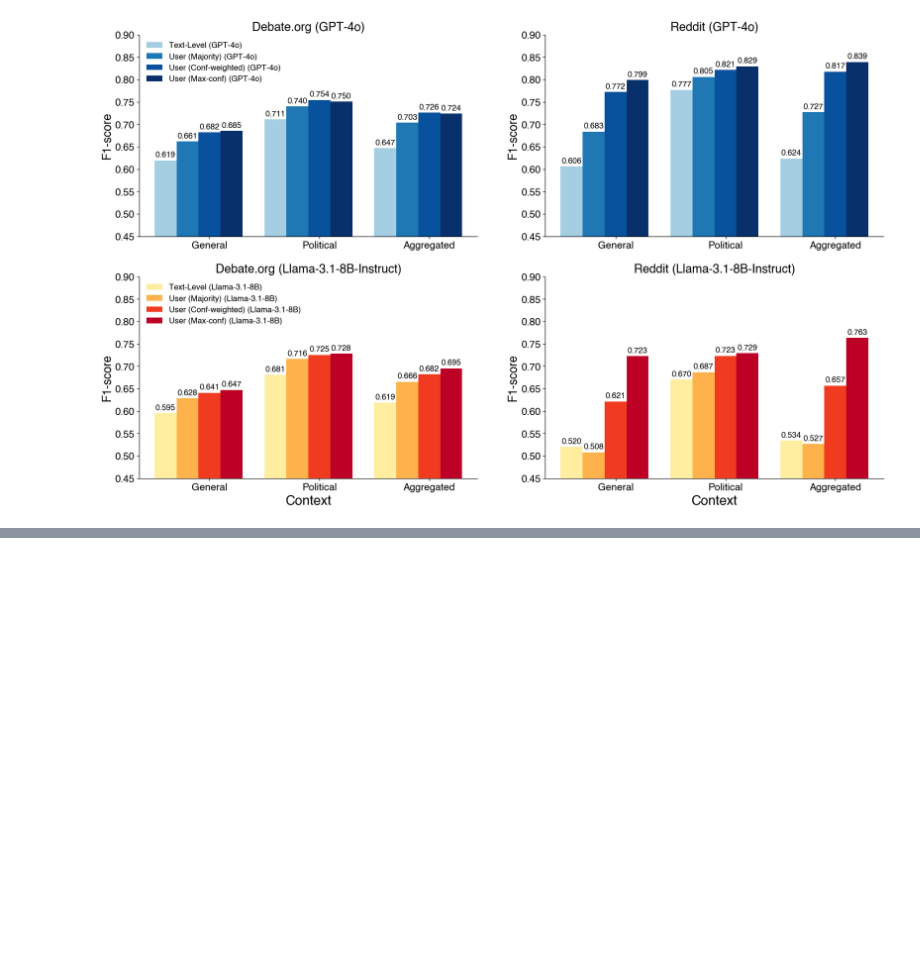
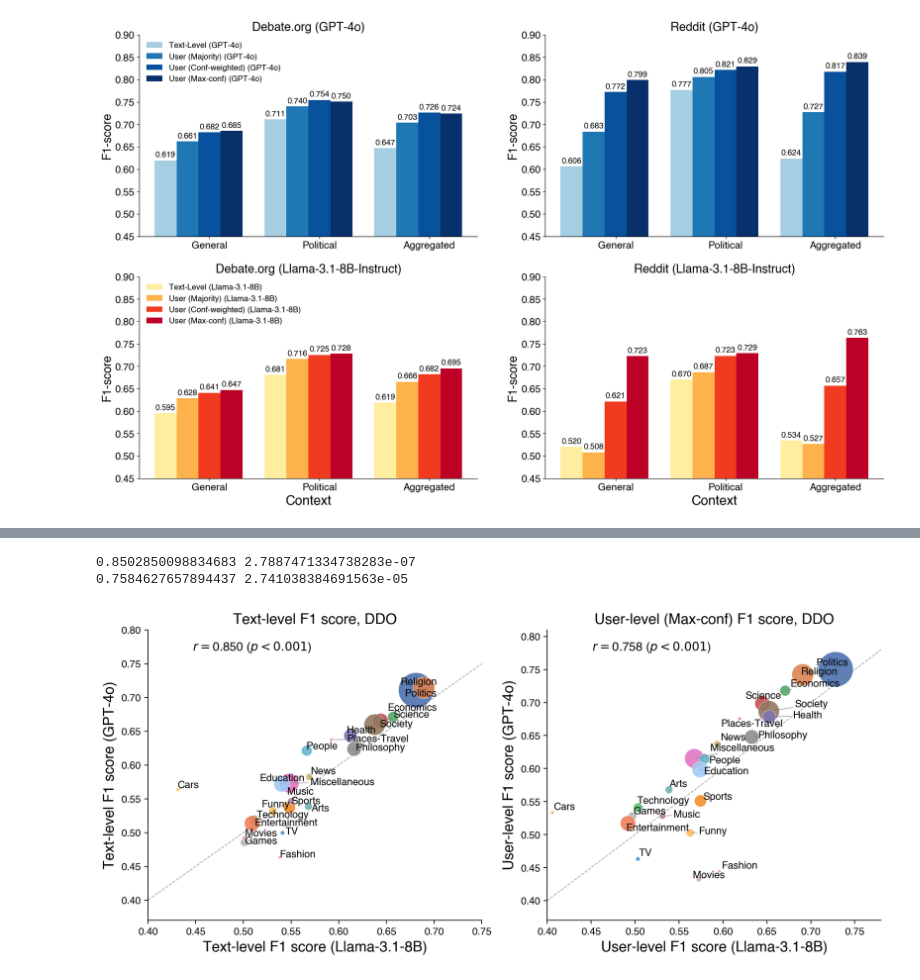
Before and after one commit to ByunghweeLee-IU/llm-political-inference, a Jupyter notebook: main_result.ipynb, the cells around one changed output, grey strips where cells are left out. Cells and saved outputs as stored; diff of their text form; code cells hidden in the pictures; blank space fills up the shorter version.

```diff
--- a/main_result.ipynb
+++ b/main_result.ipynb
@@ -400,0 +481,2 @@ plt.show()
+# %%
+category_list_reddit = list(data_reddit.value_counts('inferred_category').index)
@@ -400,0 +621,78 @@ plt.show()
+# %%
+category_order = catf1_ddo_gpt.index
+catf1_ddo_llama = catf1_ddo_llama.loc[category_order] #make the order same
+
+#we take the average size
+#Otherwise we can set the size as the number of texts that are answered by both models.
+category_avgsize = (catf1_ddo_gpt['category_size'] + catf1_ddo_llama['category_size'])/2
+
+category_colors = [category2colors[e] for e in category_order]
+# %%
+fig, axes = plt.subplots(1, 2, figsize=(11, 5), dpi=200)
+
+#1. text-level accuracy axes[0]
+sns.scatterplot(y=catf1_ddo_gpt['text-level'], x=catf1_ddo_llama['text-level'],
+                s=category_avgsize*0.2, color=category_colors, alpha=.9, ax=axes[0])
+
+texts = []
+for i in range(len(category_order)):
+    texts.append(axes[0].text(y=catf1_ddo_gpt['text-level'].iloc[i],
+                          x=catf1_ddo_llama['text-level'].iloc[i],
+                          s=category_order[i], ha='left', va='bottom', fontsize='medium'))
+
+# adjust_text 함수로 텍스트 조정
+adjust_text(texts, only_move={'points': 'y', 'texts': 'xy'}, arrowprops=dict(arrowstyle='-', color='gray', lw=0.5), ax=axes[0])
+
+axes[0].set_title('Text-level F1 score, DDO',fontsize='x-large')
+axes[0].set_ylabel('Text-level F1 score (GPT-4o)',fontsize='x-large')
+axes[0].set_xlabel('Text-level F1 score (Llama-3.1-8B)',fontsize='x-large')
+
+axes[0].plot(np.arange(0,1,0.01), np.arange(0,1,0.01), color='gray', ls='--', alpha=0.7, lw=.8)
+axes[0].set_xlim(0.4,0.75)
+axes[0].set_ylim(0.37,0.8)
+
+r,p = stats.pearsonr(catf1_ddo_gpt['text-level'], catf1_ddo_llama['text-level'])
+print(r, p)
+axes[0].scatter([],[],s=0,label=r'$r=$%.3f ($p<0.001$)'%(r))
+axes[0].legend(frameon=False, loc=2, fontsize=12)
+
+
+
+# 2. User-level accuracy axes
+sns.scatterplot(y=catf1_ddo_gpt['user_conf-max'], x=catf1_ddo_llama['user_conf-max'],
+                s=category_avgsize*0.2, color=category_colors, alpha=.9, ax=axes[1])
+
+texts = []
+for i in range(len(category_order)):
+    texts.append(axes[1].text(y=catf1_ddo_gpt['user_conf-max'].iloc[i],
+                          x=catf1_ddo_llama['user_conf-max'].iloc[i],
+                          s=category_order[i], ha='left', va='bottom', fontsize='medium'))
+
+# adjust_text 함수로 텍스트 조정
+adjust_text(texts, only_move={'points': 'y', 'texts': 'xy'}, arrowprops=dict(arrowstyle='-', color='gray', lw=0.5), ax=axes[1])
+
+axes[1].set_title('User-level (Max-conf) F1 score, DDO',fontsize='x-large')
+axes[1].set_ylabel('User-level F1 score (GPT-4o)',fontsize='x-large')
+axes[1].set_xlabel('User-level F1 score (Llama-3.1-8B)',fontsize='x-large')
+
+axes[1].plot(np.arange(0,1,0.01), np.arange(0,1,0.01), color='gray', ls='--', alpha=0.7, lw=.8)
+axes[1].set_xlim(0.4, 0.78)
+axes[1].set_ylim(0.37,0.81)
+
+r,p = stats.pearsonr(catf1_ddo_gpt['user_conf-max'], catf1_ddo_llama['user_conf-max'])
+print(r, p)
+axes[1].scatter([],[],s=0,label=r'$r=$%.3f ($p<0.001$)'%(r))
+axes[1].legend(frameon=False, loc=2, fontsize=12)
+
+for ax in axes:
+    ax.spines['right'].set_visible(False)
+    ax.spines['top'].set_visible(False)
+
+
+plt.tight_layout()
+#plt.savefig('../fig/figs_for_paper/Fig2_source/F1-score_by_category_scatterplot_DDO(gpt4o_llama8b).pdf', transparent=True, bbox_inches='tight')
+plt.show()
+# %% [output]
+0.8502850098834683 2.7887471334738283e-07
+0.7584627657894437 2.741038384691563e-05
+[figure, added]
```
Also changed, not shown: parts of 100 cells of this notebook, 1 other file.
